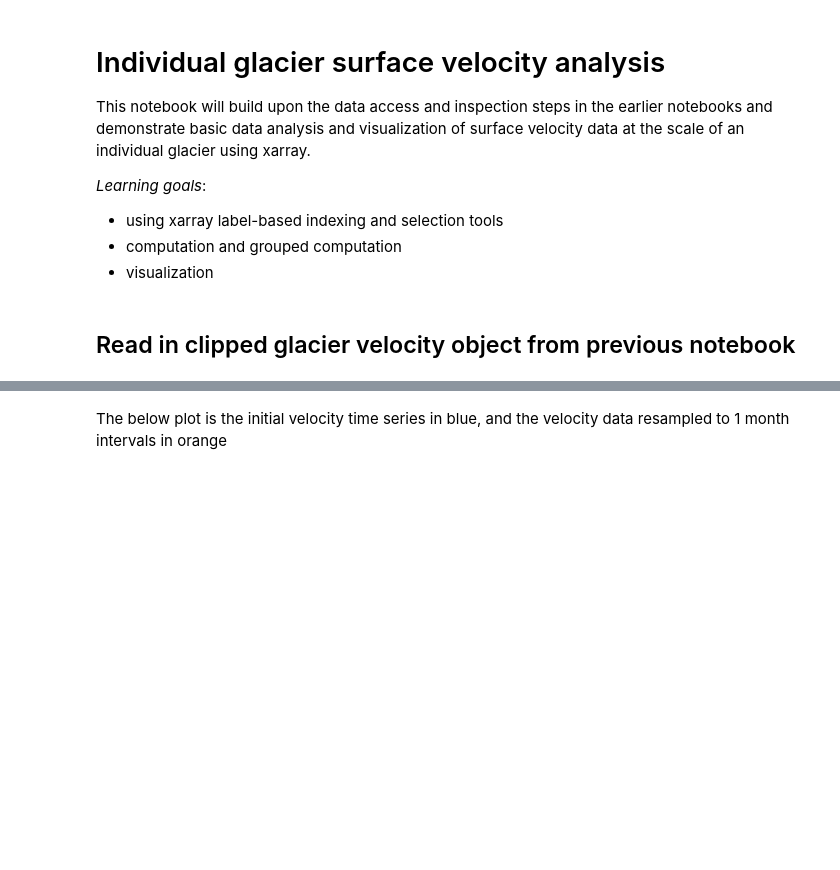
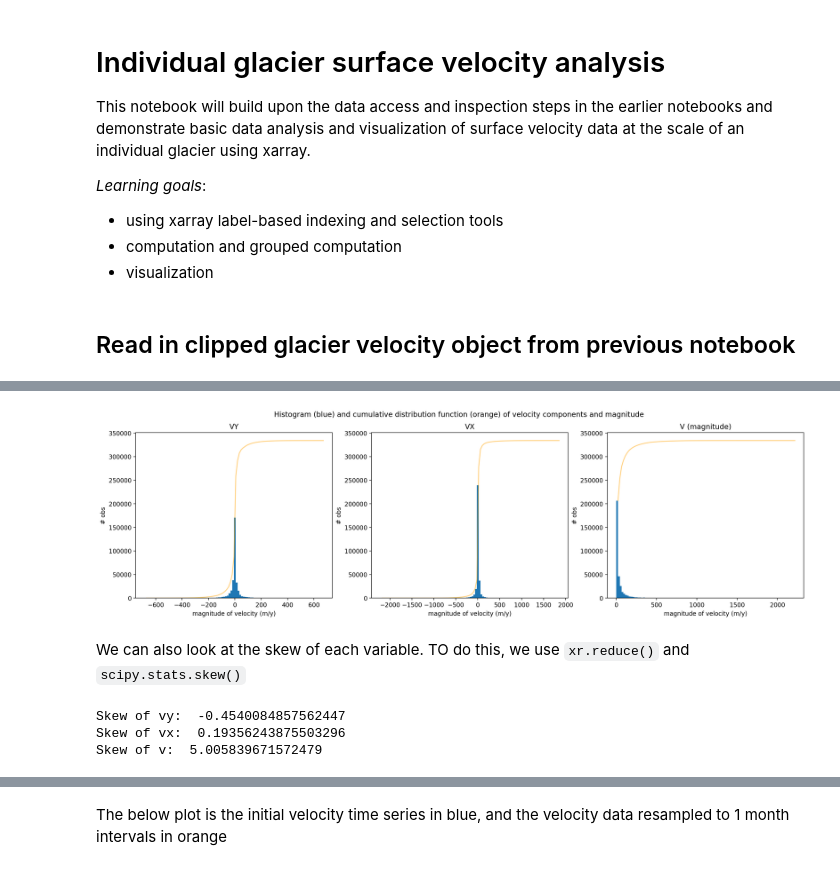
Before and after one commit to e-marshall/itslive, a Jupyter notebook: ind_glacier_analysis.ipynb, the cells around one changed output, grey strips where cells are left out. Saved outputs shown, nothing was run; the diff lists cells and outputs as text; code cells hidden in the pictures; blank space fills up the shorter version.

```diff
--- a/ind_glacier_analysis.ipynb
+++ b/ind_glacier_analysis.ipynb
@@ -62,0 +60,41 @@ sample_glacier_raster.v.mean(dim=['x','y']).plot(linewidth=0, marker='o', alpha
+# %%
+fig,axs=plt.subplots(ncols=3, figsize=(20,5))
+hist_y = sample_glacier_raster.vy.plot.hist(ax=axs[0], bins=100)
+cumulative_y = np.cumsum(hist_y[0])
+axs[0].plot(hist_y[1][1:], cumulative_y, color='orange', linestyle='-', alpha=0.5)
+
+hist_x = sample_glacier_raster.vx.plot.hist(ax=axs[1], bins=100)
+cumulative_x = np.cumsum(hist_x[0])
+axs[1].plot(hist_x[1][1:], cumulative_x, color='orange', linestyle='-', alpha=0.5)
+
+hist_v = sample_glacier_raster.v.plot.hist(ax=axs[2], bins=100)
+cumulative_v = np.cumsum(hist_v[0])
+axs[2].plot(hist_v[1][1:], cumulative_v, color='orange', linestyle='-', alpha=0.5)
+
+
+axs[0].set_title('VY')
+axs[1].set_title('VX')
+axs[2].set_title('V (magnitude)')
+
+#axs[0].set_xlim(0,50)
+#axs[1].set_xlim(0,400)
+axs[0].set_ylabel('# obs')
+axs[1].set_ylabel('# obs')
+axs[2].set_ylabel('# obs')
+
+axs[0].set_xlabel('magnitude of velocity (m/y)')
+axs[1].set_xlabel('magnitude of velocity (m/y)')
+axs[2].set_xlabel('magnitude of velocity (m/y)')
+fig.suptitle('Histogram (blue) and cumulative distribution function (orange) of velocity components and magnitude');
+# %% [output]
+[figure, added]
+# %% [markdown]
+We can also look at the skew of each variable. TO do this, we use `xr.reduce()` and `scipy.stats.skew()`
+# %%
+print('Skew of vy: ',sample_glacier_raster.vy.reduce(func=scipy.stats.skew, nan_policy='omit', dim=['x','y','mid_date']).data)
+print('Skew of vx: ',sample_glacier_raster.vx.reduce(func=scipy.stats.skew, nan_policy='omit', dim=['x','y','mid_date']).data)
+print('Skew of v: ',sample_glacier_raster.v.reduce(func=scipy.stats.skew, nan_policy='omit', dim=['x','y','mid_date']).data)
+# %% [output]
+Skew of vy:  -0.4540084857562447
+Skew of vx:  0.19356243875503296
+Skew of v:  5.005839671572479
```
Also changed, not shown: parts of 73 cells of this notebook, 2 other files.
